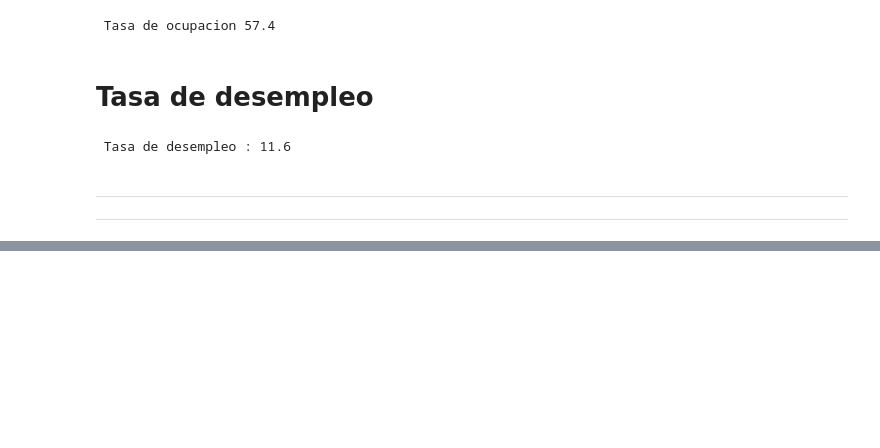
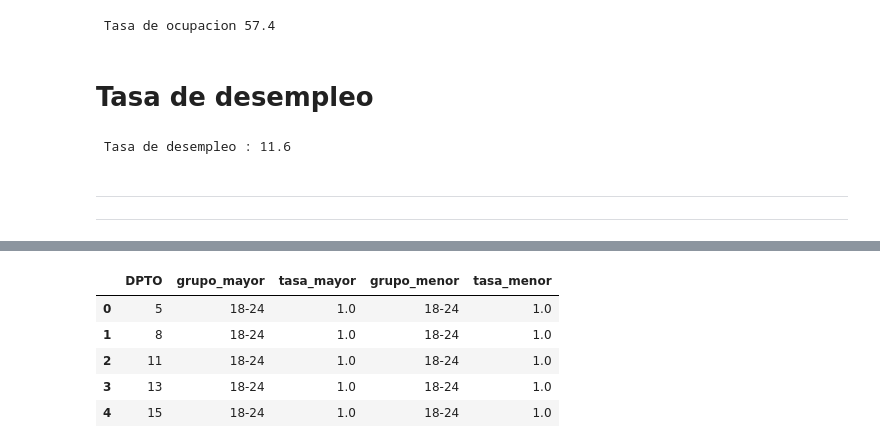
Before and after one commit to KHNdeaf/Repositorio-electiva, a Jupyter notebook: talleres/Taller_GEIH_2025_.ipynb, the cells around one changed output, grey strips where cells are left out. Saved outputs shown, nothing was run; the diff lists cells and outputs as text; code cells hidden in the pictures; blank space fills up the shorter version.

```diff
--- a/talleres/Taller_GEIH_2025_.ipynb
+++ b/talleres/Taller_GEIH_2025_.ipynb
@@ -350,0 +516,69 @@ print(f' Tasa de desempleo : {round(TD,1)}')
+# %%
+# Identify common columns for merging to get age and expansion factor
+common_cols_subset = ['DIRECTORIO', 'SECUENCIA_P', 'ORDEN', 'HOGAR']
+
+# Merge df_ocupados with df_cgsse to get P6040, FEX_C18, P3271, AND INGLABO from df_ocupados
+# Add explicit suffixes to control column names
+df_ocupados_merged_age = pd.merge(df_ocupados[['DIRECTORIO', 'SECUENCIA_P', 'ORDEN', 'HOGAR', 'INGLABO', 'DPTO', 'FEX_C18']], # Include FEX_C18 from ocupados
+                             df_cgsse[['DIRECTORIO', 'SECUENCIA_P', 'ORDEN', 'HOGAR', 'P6040', 'FEX_C18', 'P3271']],
+                             on=common_cols_subset, how='left', suffixes=('_ocupados', '_cgsse'))
+
+# Merge df_desocupados with df_cgsse to get P6040, FEX_C18, AND P3271
+# Note: INGLABO is not in df_desocupados, so we don't include it here
+# Add explicit suffixes
+df_desocupados_merged_age = pd.merge(df_desocupados[['DIRECTORIO', 'SECUENCIA_P', 'ORDEN', 'HOGAR', 'DPTO', 'FEX_C18']], # Include FEX_C18 from desocupados
+                                df_cgsse[['DIRECTORIO', 'SECUENCIA_P', 'ORDEN', 'HOGAR', 'P6040', 'FEX_C18', 'P3271']],
+                                on=common_cols_subset, how='left', suffixes=('_desocupados', '_cgsse'))
+
+
+# Definir función para asignar grupo de edad
+def asignar_grupo(edad):
+    if pd.isna(edad): return np.nan
+    try:
+        edad = int(edad)
+    except (ValueError, TypeError):
+        return np.nan # Handle cases where age is not a valid number
+    if 18 <= edad <= 24: return '18-24'
+    if 25 <= edad <= 30: return '25-30'
+    if 31 <= edad <= 40: return '31-40'
+    if 41 <= edad <= 50: return '41-50'
+    if edad >= 60: return '60+'
+    return 'otros'
+
+# Aplicar en the merged dataframes (use P6040 for age column)
+df_ocupados_merged_age['grupo_edad'] = df_ocupados_merged_age['P6040'].apply(asignar_grupo)
+df_desocupados_merged_age['grupo_edad'] = df_desocupados_merged_age['P6040'].apply(asignar_grupo)
+
+
+# Calculate weights for unemployed by depto and grupo_edad
+# Use FEX_C18_cgsse from the merged dataframe
+des_gp = df_desocupados_merged_age.groupby(['DPTO','grupo_edad'], dropna=False)['FEX_C18_cgsse'].sum().rename('des_peso')
+
+# Calculate weights for occupied by depto and grupo_edad
+ocup_gp = df_ocupados_merged_age.groupby(['DPTO','grupo_edad'], dropna=False)['FEX_C18_cgsse'].sum().rename('ocup_peso')
+
+
+# Unir y calcular
+tmp = pd.concat([des_gp, ocup_gp], axis=1).fillna(0)
+tmp['fuerza'] = tmp['des_peso'] + tmp['ocup_peso']
+tmp['tasa_desemp'] = tmp['des_peso'] / tmp['fuerza']
+tmp = tmp.reset_index()
+
+# Para cada departamento, obtener grupo con mayor y menor tasa (excluyendo 'otros' si quieres)
+res = tmp[tmp['grupo_edad'].isin(['18-24','25-30','31-40','41-50','60+'])]
+# Handle cases where there might be no data for certain groups/deptos before idxmax/idxmin
+if not res.empty:
+    mayor = res.loc[res.groupby('DPTO')['tasa_desemp'].idxmax()].rename(columns={'grupo_edad':'grupo_mayor','tasa_desemp':'tasa_mayor'})
+    menor = res.loc[res.groupby('DPTO')['tasa_desemp'].idxmin()].rename(columns={'grupo_edad':'grupo_menor','tasa_desemp':'tasa_menor'})
+    # Unir para ver por departamento
+    final = mayor[['DPTO','grupo_mayor','tasa_mayor']].merge(menor[['DPTO','grupo_menor','tasa_menor']], on='DPTO')
+    display(final.head())
+else:
+    print("\nNo data available for the specified age groups to calculate extreme rates.")
+# %% [output]
+|  | DPTO | grupo_mayor | tasa_mayor | grupo_menor | tasa_menor |
+| 0 | 5 | 18-24 | 1.0 | 18-24 | 1.0 |
+| 1 | 8 | 18-24 | 1.0 | 18-24 | 1.0 |
+| 2 | 11 | 18-24 | 1.0 | 18-24 | 1.0 |
+| 3 | 13 | 18-24 | 1.0 | 18-24 | 1.0 |
+| 4 | 15 | 18-24 | 1.0 | 18-24 | 1.0 |
```
Also changed, not shown: parts of 17 cells of this notebook.
